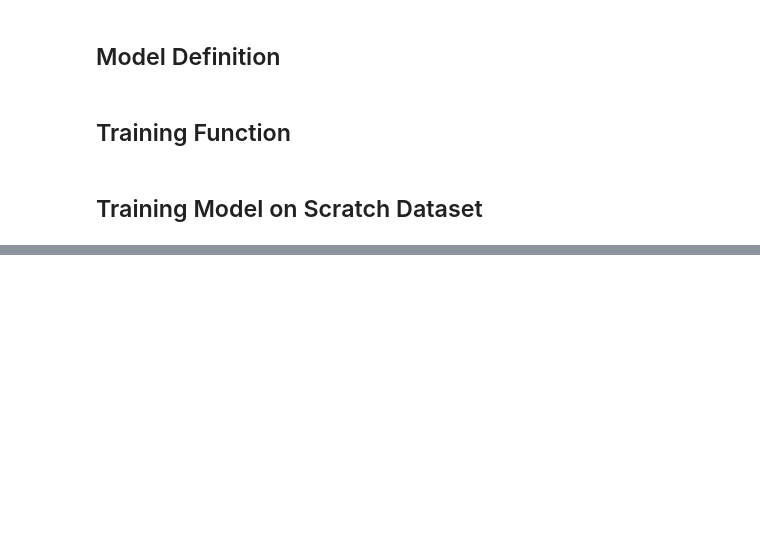
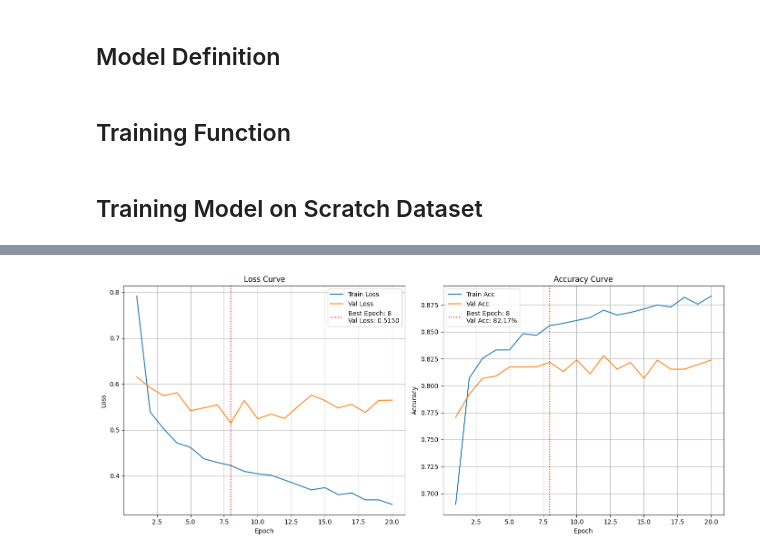
Before and after one commit to angeltamang123/Nepali-Hate-Sentiment-Detection, a Jupyter notebook: nephased/word_embeddings_prototype/Prototyping/nephased-fasttext-baseline.ipynb, the cells around one changed output, grey strips where cells are left out. Saved outputs shown, nothing was run; the diff lists cells and outputs as text; code cells hidden in the pictures; blank space fills up the shorter version.

```diff
--- a/nephased/word_embeddings_prototype/Prototyping/nephased-fasttext-baseline.ipynb
+++ b/nephased/word_embeddings_prototype/Prototyping/nephased-fasttext-baseline.ipynb
@@ -289,0 +493,30 @@ Epoch 20/20, Train Loss: 0.3971, Val Loss: 0.7728
+# %%
+# 300 embeddings size with a hidden state output of 128 dim
+scratch_params = {
+    "input_dim" : 300,
+    "hidden_dim" : 148,
+    "num_classes" : 4,
+    "lr" : 1e-4,
+    "weight_decay" : 1e-5,
+    "train_batch_size" : 16,
+    "test_batch_size" : 16,
+    "val_batch_size" : 16
+}
+
+scratch_model = BiLSTMAttention(
+    input_dim=scratch_params["input_dim"],
+    hidden_dim=scratch_params["hidden_dim"],
+    num_classes=scratch_params["num_classes"]
+).to(device)
+
+# Loss function
+scratch_criterion = nn.CrossEntropyLoss()
+
+# Optimizer using unpacking
+scratch_optimizer = torch.optim.AdamW(
+    scratch_model.parameters(),
+    lr=scratch_params["lr"],
+    weight_decay=scratch_params["weight_decay"]
+)
+
+print(scratch_model)
@@ -289,0 +531,16 @@ Epoch 20/20, Train Loss: 0.3971, Val Loss: 0.7728
+# %%
+# Setting up DataLoaders using scratch_params
+scratch_train_loader = DataLoader(scratch_train, batch_size=scratch_params["train_batch_size"], shuffle=True, pin_memory=True)
+scratch_test_loader  = DataLoader(scratch_test,  batch_size=scratch_params["test_batch_size"],  shuffle=True, pin_memory=True)
+scratch_val_loader   = DataLoader(scratch_val,   batch_size=scratch_params["val_batch_size"],   shuffle=True, pin_memory=True)
+
+pretrained_train_loader = DataLoader(pretrained_train, batch_size=scratch_params["train_batch_size"], shuffle=True, pin_memory=True)
+pretrained_test_loader  = DataLoader(pretrained_test,  batch_size=scratch_params["test_batch_size"],  shuffle=True, pin_memory=True)
+pretrained_val_loader   = DataLoader(pretrained_val,   batch_size=scratch_params["val_batch_size"],   shuffle=True, pin_memory=True)
+
+finetuned_train_loader = DataLoader(finetuned_train, batch_size=scratch_params["train_batch_size"], shuffle=True, pin_memory=True)
+finetuned_test_loader  = DataLoader(finetuned_test,  batch_size=scratch_params["test_batch_size"],  shuffle=True, pin_memory=True)
+finetuned_val_loader   = DataLoader(finetuned_val,   batch_size=scratch_params["val_batch_size"],   shuffle=True, pin_memory=True)
+# %%
+scratch_model = model_train(scratch_model, scratch_criterion, scratch_optimizer, scratch_train_loader, scratch_val_loader,save_name="fasttext_scratch", version_control=True,epochs= 20)
+# %% [output]
@@ -289,0 +567 @@ Epoch 20/20, Train Loss: 0.3971, Val Loss: 0.7728
+[figure, added]
```
Also changed, not shown: parts of 39 cells of this notebook, 1 other file.
